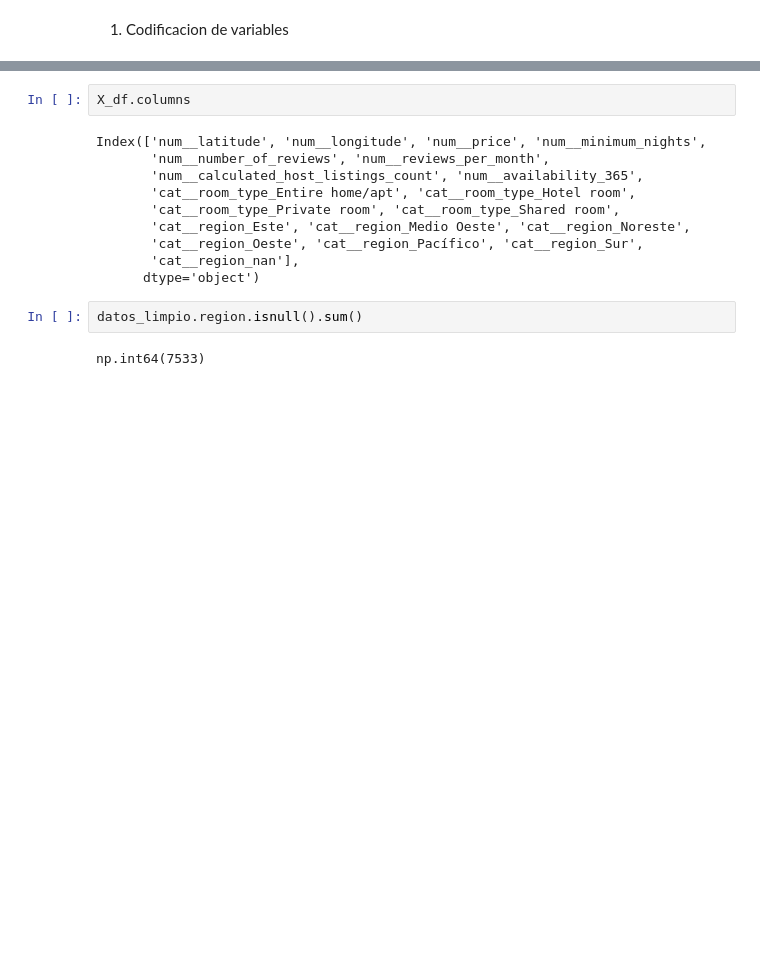
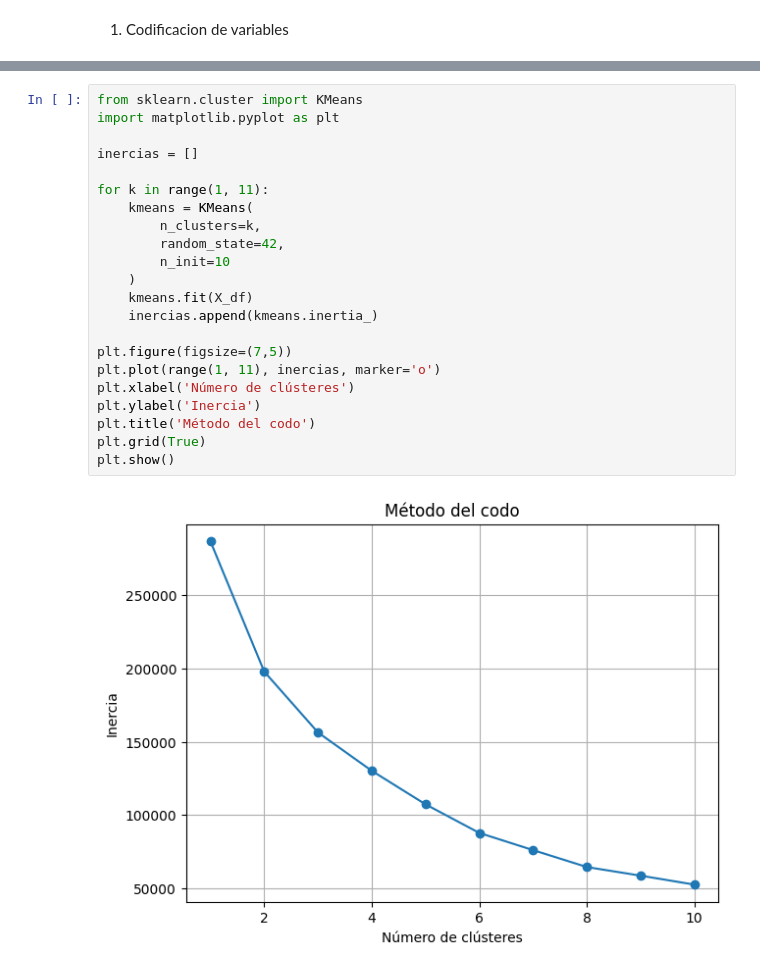
Before and after one commit to HaloReach2552/Proyecto-Data-Science-Airbnb, a Jupyter notebook: proyecto.ipynb, the cells around one changed output, grey strips where cells are left out. Cells and saved outputs as stored; diff of their text form; blank space fills up the shorter version.

```diff
--- a/proyecto.ipynb
+++ b/proyecto.ipynb
@@ -444,16 +472,24 @@ X_df.head()
-# %%
-X_df.columns
-# %% [output]
-Index(['num__latitude', 'num__longitude', 'num__price', 'num__minimum_nights',
-       'num__number_of_reviews', 'num__reviews_per_month',
-       'num__calculated_host_listings_count', 'num__availability_365',
-       'cat__room_type_Entire home/apt', 'cat__room_type_Hotel room',
-       'cat__room_type_Private room', 'cat__room_type_Shared room',
-       'cat__region_Este', 'cat__region_Medio Oeste', 'cat__region_Noreste',
-       'cat__region_Oeste', 'cat__region_Pacífico', 'cat__region_Sur',
-       'cat__region_nan'],
-      dtype='object')
-# %%
-datos_limpio.region.isnull().sum()
-# %% [output]
-np.int64(7533)
+# %%
+from sklearn.cluster import KMeans
+import matplotlib.pyplot as plt
+
+inercias = []
+
+for k in range(1, 11):
+    kmeans = KMeans(
+        n_clusters=k,
+        random_state=42,
+        n_init=10
+    )
+    kmeans.fit(X_df)
+    inercias.append(kmeans.inertia_)
+
+plt.figure(figsize=(7,5))
+plt.plot(range(1, 11), inercias, marker='o')
+plt.xlabel('Número de clústeres')
+plt.ylabel('Inercia')
+plt.title('Método del codo')
+plt.grid(True)
+plt.show()
+# %% [output]
+[figure, added]
```
Also changed, not shown: parts of 7 cells of this notebook.
